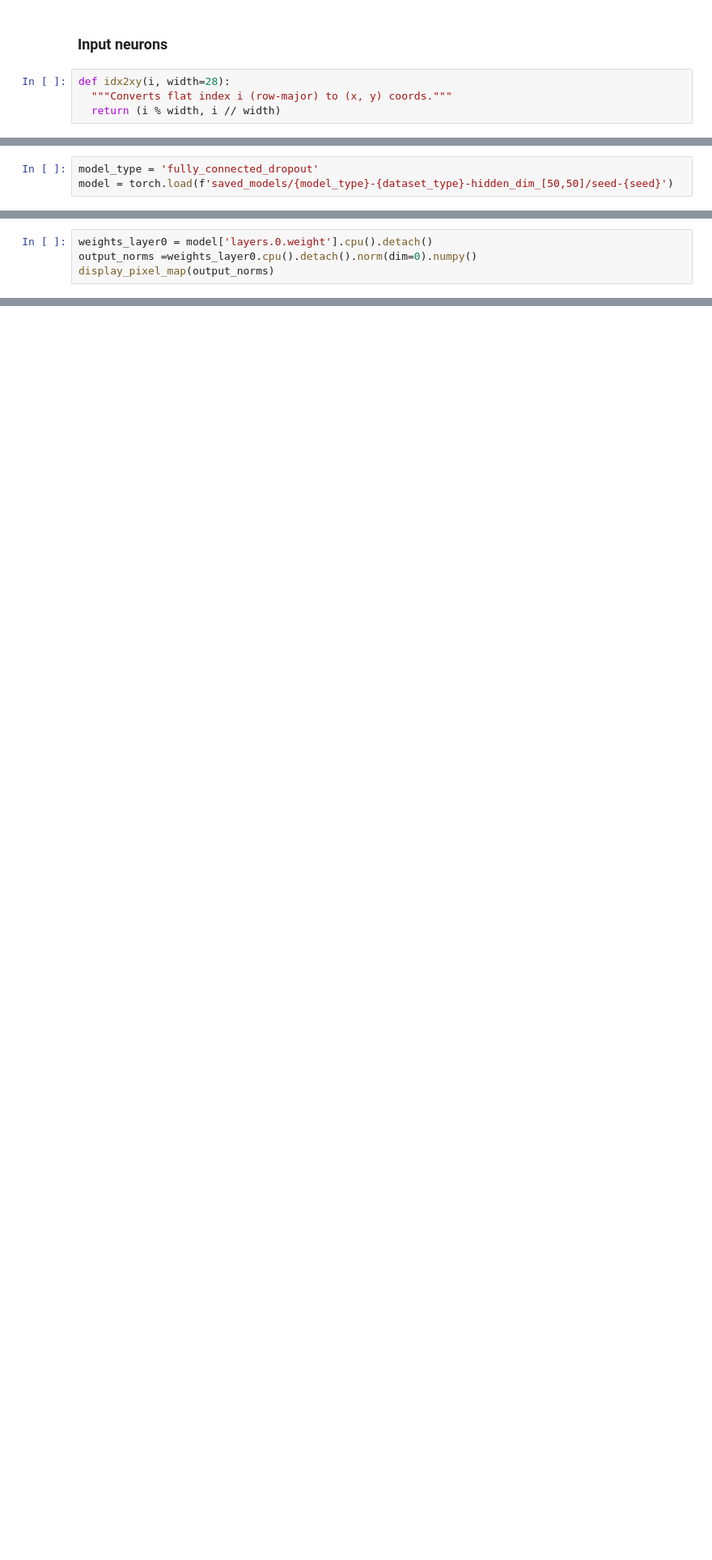
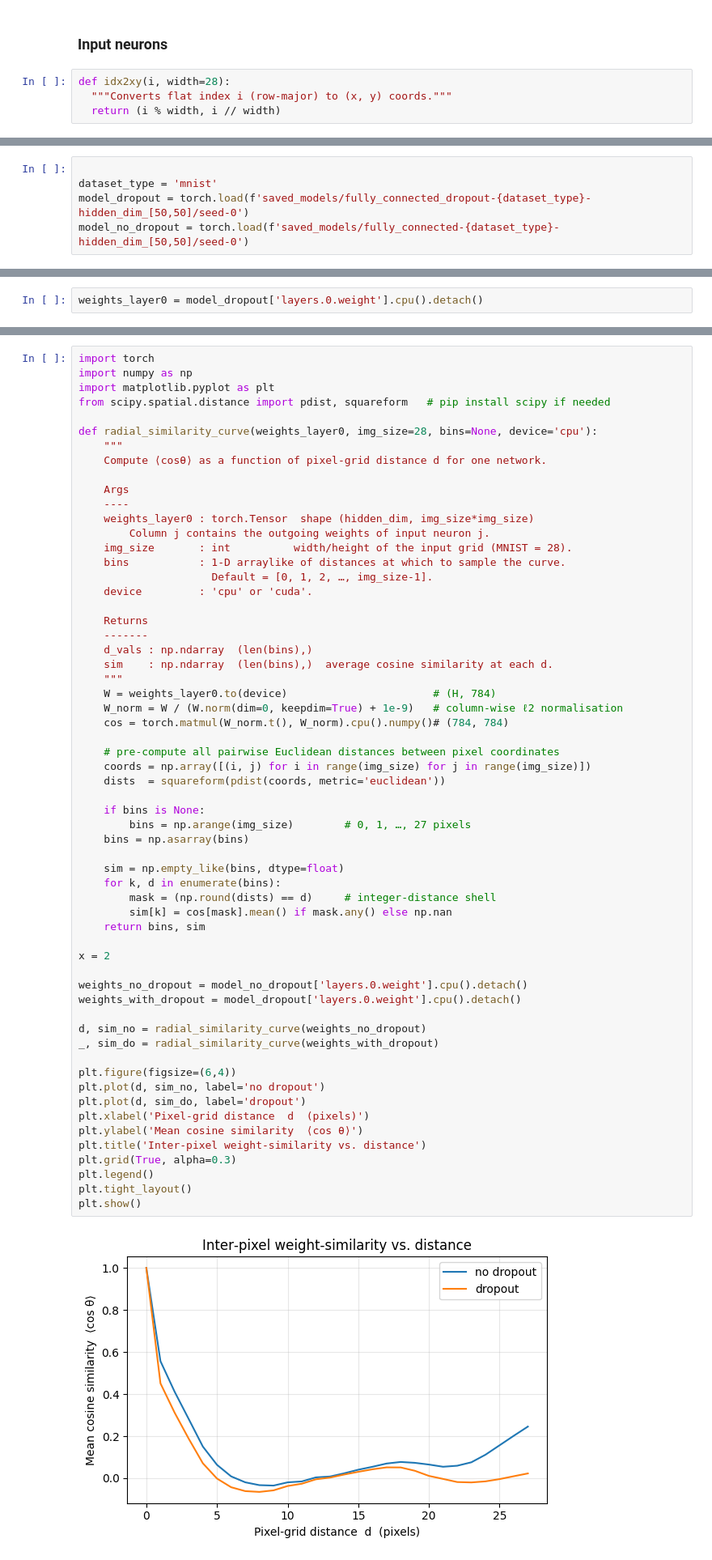
Before and after one commit to entropicbloom/intentionality, a Jupyter notebook: underlying/underlying_model_weights_analysis.ipynb, the cells around one changed output, grey strips where cells are left out. Shown at 81% size. Cells and saved outputs as stored; diff of their text form; blank space fills up the shorter version.

```diff
--- a/underlying/underlying_model_weights_analysis.ipynb
+++ b/underlying/underlying_model_weights_analysis.ipynb
@@ -362,6 +362,8 @@ Example checks:
   i=392  -> (x=0 , y=14) | Val@Coords(14,0)=-0.4242  | Val@Flat[392]=-0.4242  | Match: True
   i=783  -> (x=27, y=27) | Val@Coords(27,27)=-0.4242  | Val@Flat[783]=-0.4242  | Match: True
 # %%
-model_type = 'fully_connected_dropout'
-model = torch.load(f'saved_models/{model_type}-{dataset_type}-hidden_dim_[50,50]/seed-{seed}')
+
+dataset_type = 'mnist'
+model_dropout = torch.load(f'saved_models/fully_connected_dropout-{dataset_type}-hidden_dim_[50,50]/seed-0')
+model_no_dropout = torch.load(f'saved_models/fully_connected-{dataset_type}-hidden_dim_[50,50]/seed-0')
 # %%
@@ -414,6 +429,4 @@ output_norms = display_pixel_map(create_lr_gradient_vector())
 # %% [output]
 [figure]
 # %%
-weights_layer0 = model['layers.0.weight'].cpu().detach()
-output_norms =weights_layer0.cpu().detach().norm(dim=0).numpy()
-display_pixel_map(output_norms)
+weights_layer0 = model_dropout['layers.0.weight'].cpu().detach()
@@ -453,3 +466,65 @@ plt.grid(True, alpha=0.6)
 plt.show()
 # %% [output]
 [figure]
+# %%
+import torch
+import numpy as np
+import matplotlib.pyplot as plt
+from scipy.spatial.distance import pdist, squareform   # pip install scipy if needed
+
+def radial_similarity_curve(weights_layer0, img_size=28, bins=None, device='cpu'):
+    """
+    Compute ⟨cosθ⟩ as a function of pixel-grid distance d for one network.
+
+    Args
+    ----
+    weights_layer0 : torch.Tensor  shape (hidden_dim, img_size*img_size)
+        Column j contains the outgoing weights of input neuron j.
+    img_size       : int          width/height of the input grid (MNIST = 28).
+    bins           : 1-D arraylike of distances at which to sample the curve.
+                     Default = [0, 1, 2, …, img_size-1].
+    device         : 'cpu' or 'cuda'.
+
+    Returns
+    -------
+    d_vals : np.ndarray  (len(bins),)
+    sim    : np.ndarray  (len(bins),)  average cosine similarity at each d.
+    """
+    W = weights_layer0.to(device)                       # (H, 784)
+    W_norm = W / (W.norm(dim=0, keepdim=True) + 1e-9)   # column‑wise ℓ2 normalisation
+    cos = torch.matmul(W_norm.t(), W_norm).cpu().numpy()# (784, 784)
+
+    # pre‑compute all pairwise Euclidean distances between pixel coordinates
+    coords = np.array([(i, j) for i in range(img_size) for j in range(img_size)])
+    dists  = squareform(pdist(coords, metric='euclidean'))
+
+    if bins is None:
+        bins = np.arange(img_size)        # 0, 1, …, 27 pixels
+    bins = np.asarray(bins)
+
+    sim = np.empty_like(bins, dtype=float)
+    for k, d in enumerate(bins):
+        mask = (np.round(dists) == d)     # integer‑distance shell
+        sim[k] = cos[mask].mean() if mask.any() else np.nan
+    return bins, sim
+
+x = 2
+
+weights_no_dropout = model_no_dropout['layers.0.weight'].cpu().detach()
+weights_with_dropout = model_dropout['layers.0.weight'].cpu().detach()
+
+d, sim_no = radial_similarity_curve(weights_no_dropout)
+_, sim_do = radial_similarity_curve(weights_with_dropout)
+
+plt.figure(figsize=(6,4))
+plt.plot(d, sim_no, label='no dropout')
+plt.plot(d, sim_do, label='dropout')
+plt.xlabel('Pixel‑grid distance  d  (pixels)')
+plt.ylabel('Mean cosine similarity  ⟨cos θ⟩')
+plt.title('Inter‑pixel weight‑similarity vs. distance')
+plt.grid(True, alpha=0.3)
+plt.legend()
+plt.tight_layout()
+plt.show()
+# %% [output]
+[figure, added]
```
Also changed, not shown: parts of 4 cells of this notebook, 1 other file.
